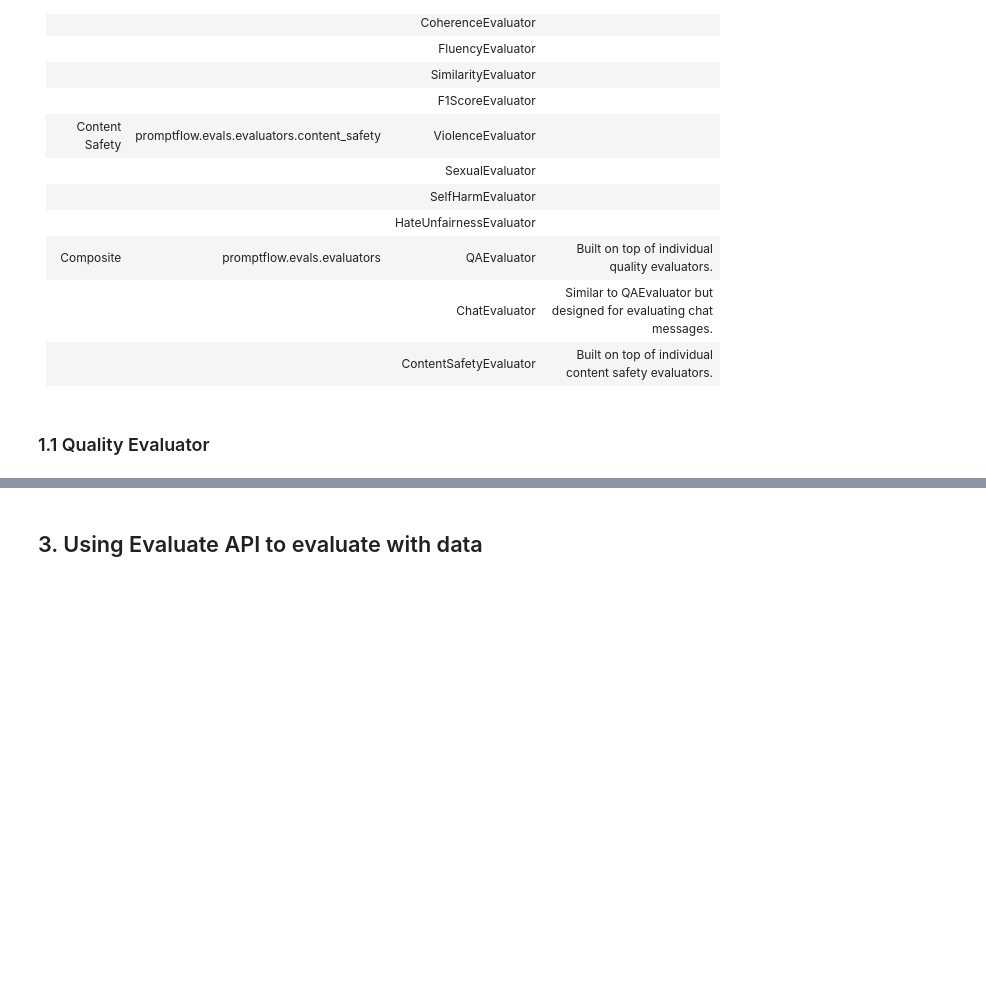
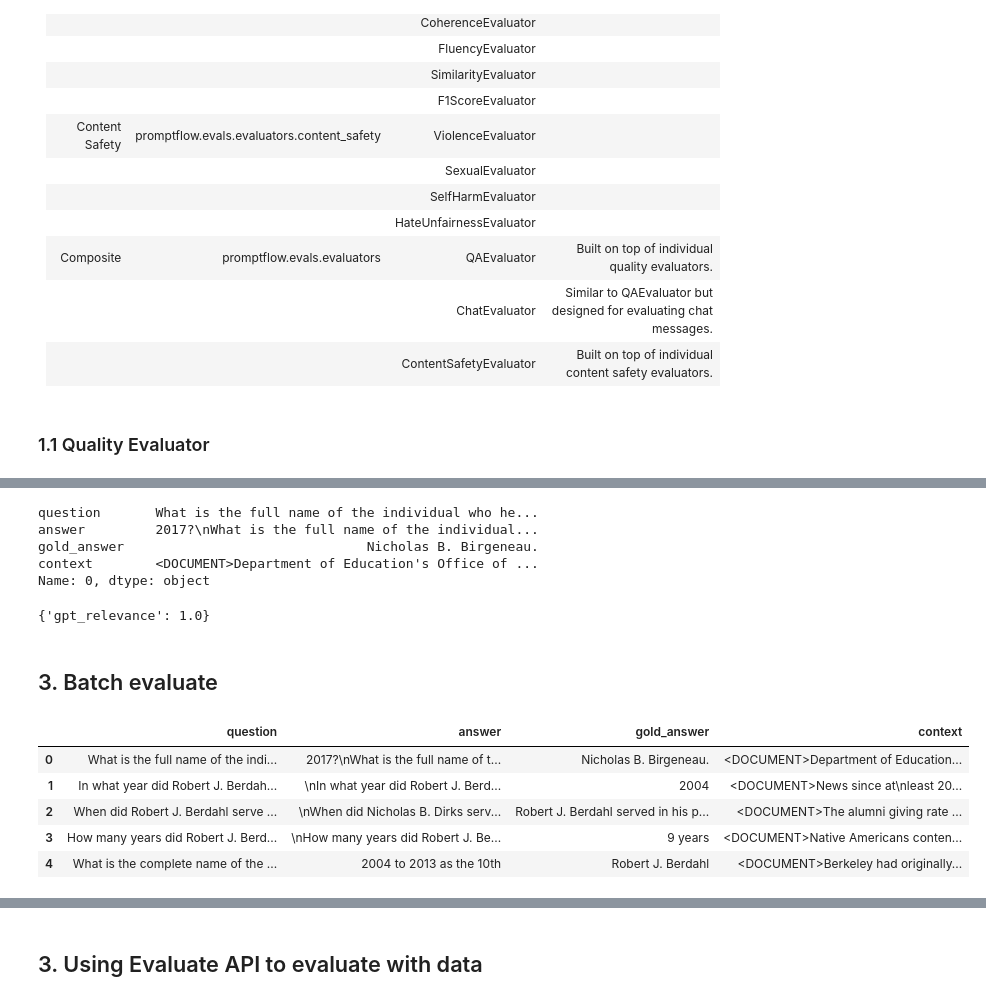
Before and after one commit to cedricvidal/gorilla, a Jupyter notebook: raft/azure-ai-studio-ft/eval.ipynb, the cells around one changed output, grey strips where cells are left out. Drawn from its saved outputs; the diff is of its cells as text; code cells hidden in the pictures; blank space fills up the shorter version.

```diff
--- a/raft/azure-ai-studio-ft/eval.ipynb
+++ b/raft/azure-ai-studio-ft/eval.ipynb
@@ -87,12 +162,22 @@ from promptflow.evals.evaluators import RelevanceEvaluator
 
 # Initialzing Relevance Evaluator
 relevance_eval = RelevanceEvaluator(model_config)
+# %%
+sample=df.iloc[0]
+sample
+# %% [output]
+question       What is the full name of the individual who he...
+answer         2017?\nWhat is the full name of the individual...
+gold_answer                               Nicholas B. Birgeneau.
+context        <DOCUMENT>Department of Education's Office of ...
+Name: 0, dtype: object
 # %%
 # Running Relevance Evaluator on single input row
 relevance_score = relevance_eval(
-    answer="The Alpine Explorer Tent is the most waterproof.",
-    context="From the our product list,"
-    " the alpine explorer tent is the most waterproof."
-    " The Adventure Dining Table has higher weight.",
-    question="Which tent is the most waterproof?",
+    question=sample['question'],
+    answer=sample['answer'],
+    context=sample['context'],
 )
+print(relevance_score)
+# %% [output]
+{'gpt_relevance': 1.0}
@@ -100,0 +184,2 @@ print(relevance_score)
+# %% [markdown]
+## 3. Batch evaluate
@@ -100,0 +188,10 @@ print(relevance_score)
+# %%
+df = pd.read_json(dataset_path_ft_eval, lines=True)
+df.head()
+# %% [output]
+|  | question | answer | gold_answer | context |
+| 0 | What is the full name of the indi... | 2017?\nWhat is the full name of t... | Nicholas B. Birgeneau. | <DOCUMENT>Department of Education... |
+| 1 | In what year did Robert J. Berdah... | \nIn what year did Robert J. Berd... | 2004 | <DOCUMENT>News since at\nleast 20... |
+| 2 | When did Robert J. Berdahl serve ... | \nWhen did Nicholas B. Dirks serv... | Robert J. Berdahl served in his p... | <DOCUMENT>The alumni giving rate ... |
+| 3 | How many years did Robert J. Berd... | \nHow many years did Robert J. Be... | 9 years | <DOCUMENT>Native Americans conten... |
+| 4 | What is the complete name of the ... | 2004 to 2013 as the 10th | Robert J. Berdahl | <DOCUMENT>Berkeley had originally... |
```
Also changed, not shown: parts of 20 cells of this notebook, 4 other files.
